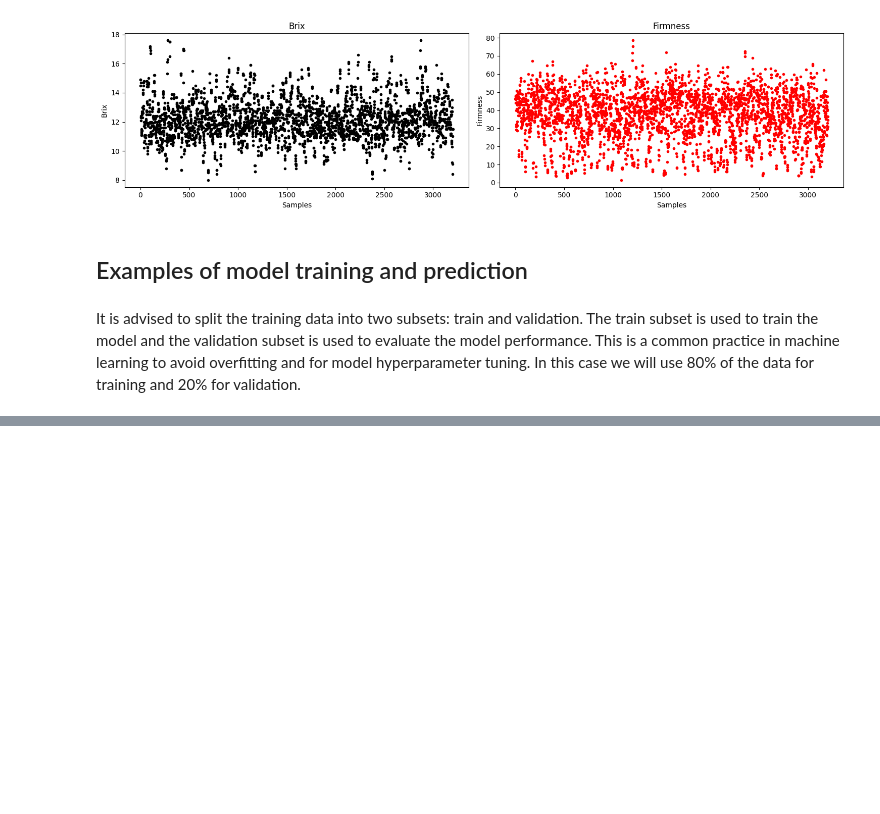
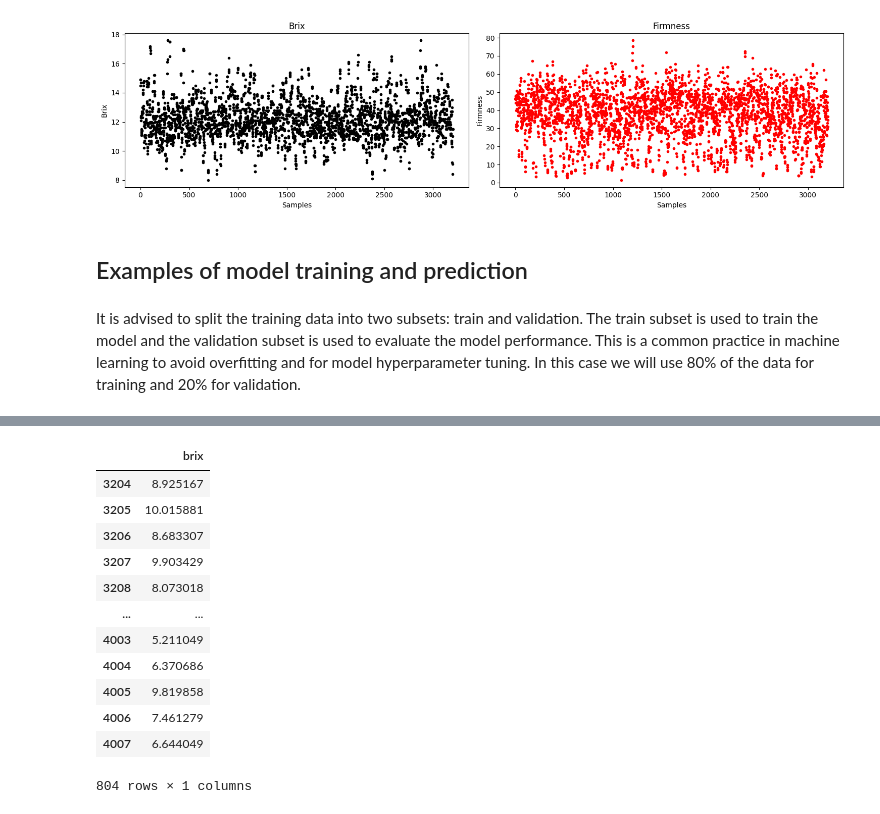
Before and after one commit to minhnhattrinh312/AI_fruit_QA, a Jupyter notebook: Challenge-PearsNIR.ipynb, the cells around one changed output, grey strips where cells are left out. Cells and saved outputs as stored; diff of their text form; code cells hidden in the pictures; blank space fills up the shorter version.

```diff
--- a/Challenge-PearsNIR.ipynb
+++ b/Challenge-PearsNIR.ipynb
@@ -246,0 +266,20 @@ brix_test.to_csv(f"{task}_test_pred_Nhat.csv")
+# %%
+task = 'brix'
+y_pred = pd.read_csv(f"{task}_test_pred_Nhat.csv", index_col=0)
+y_test = pd.read_csv("/home/nhattm/AI_fruit_QA/challenge_data/y_brix_test_original.csv", index_col=0)
+# %%
+y_pred
+# %% [output]
+|  | brix |
+| 3204 | 8.925167 |
+| 3205 | 10.015881 |
+| 3206 | 8.683307 |
+| 3207 | 9.903429 |
+| 3208 | 8.073018 |
+| ... | ... |
+| 4003 | 5.211049 |
+| 4004 | 6.370686 |
+| 4005 | 9.819858 |
+| 4006 | 7.461279 |
+| 4007 | 6.644049 |
+804 rows × 1 columns
```
Also changed, not shown: parts of 12 cells of this notebook, 3 other files.
